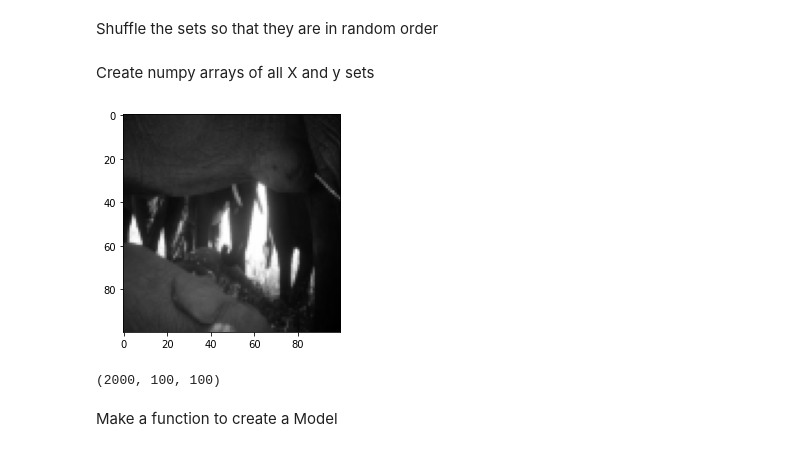
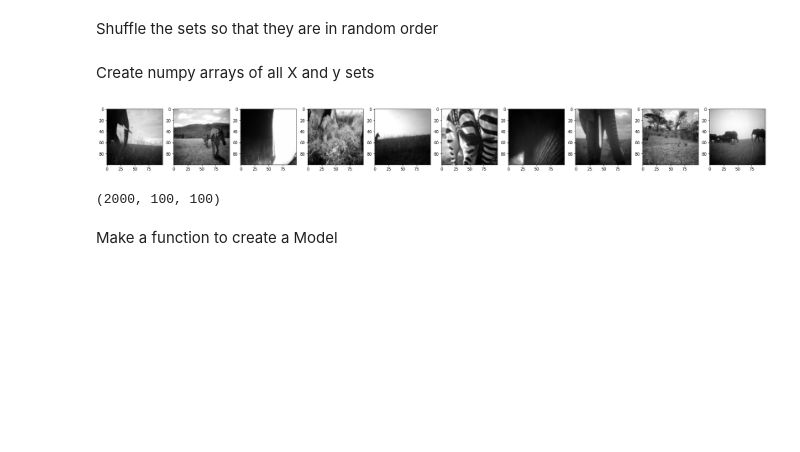
Before and after one commit to Saurabh-Roy/Project2, a Jupyter notebook: AnimalClassification.ipynb, the cells around one changed output. Drawn from its saved outputs; the diff is of its cells as text; code cells hidden in the pictures; blank space fills up the shorter version.

```diff
--- a/AnimalClassification.ipynb
+++ b/AnimalClassification.ipynb
@@ -163,14 +183,19 @@ y_valid = np.array(y_valid)
 
 X_test = np.array(X_test)
 y_test = np.array(y_test)
-# %%
-plt.imshow(X_train[41],cmap=plt.cm.gray)
-plt.show()
-len(X_train)
-X_valid.shape
-# %% [output]
-[figure, removed]
-(2000, 100, 100)
+# %%
+fig, ax = plt.subplots(1,10, figsize = (30,30))
+
+for i in range(10):
+    rand_image = np.random.randint(2000)
+    ax[i].imshow(X_valid[rand_image],cmap=plt.cm.gray)
+
+plt.show()
+
+X_valid.shape
+# %% [output]
+[figure, added]
+(2000, 100, 100)
 # %% [markdown]
 Make a function to create a Model
 # %%
```
Also changed, not shown: parts of 3 cells of this notebook.
